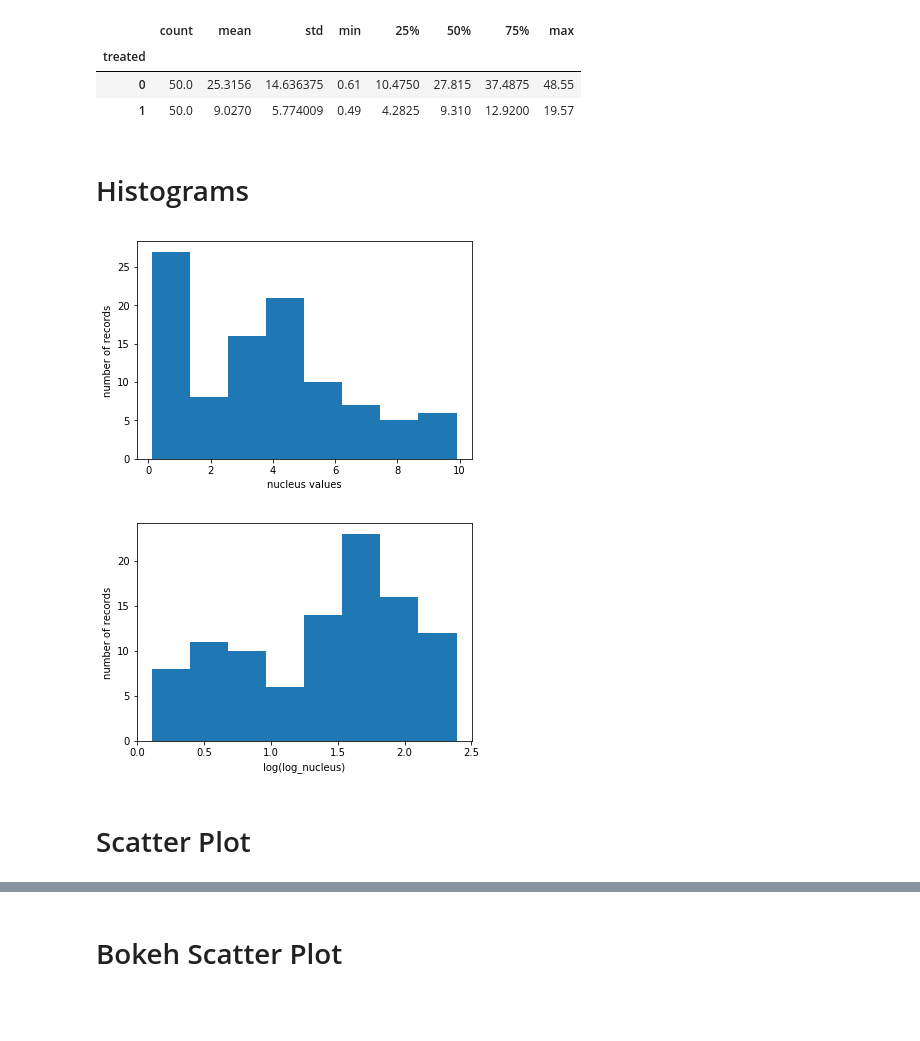
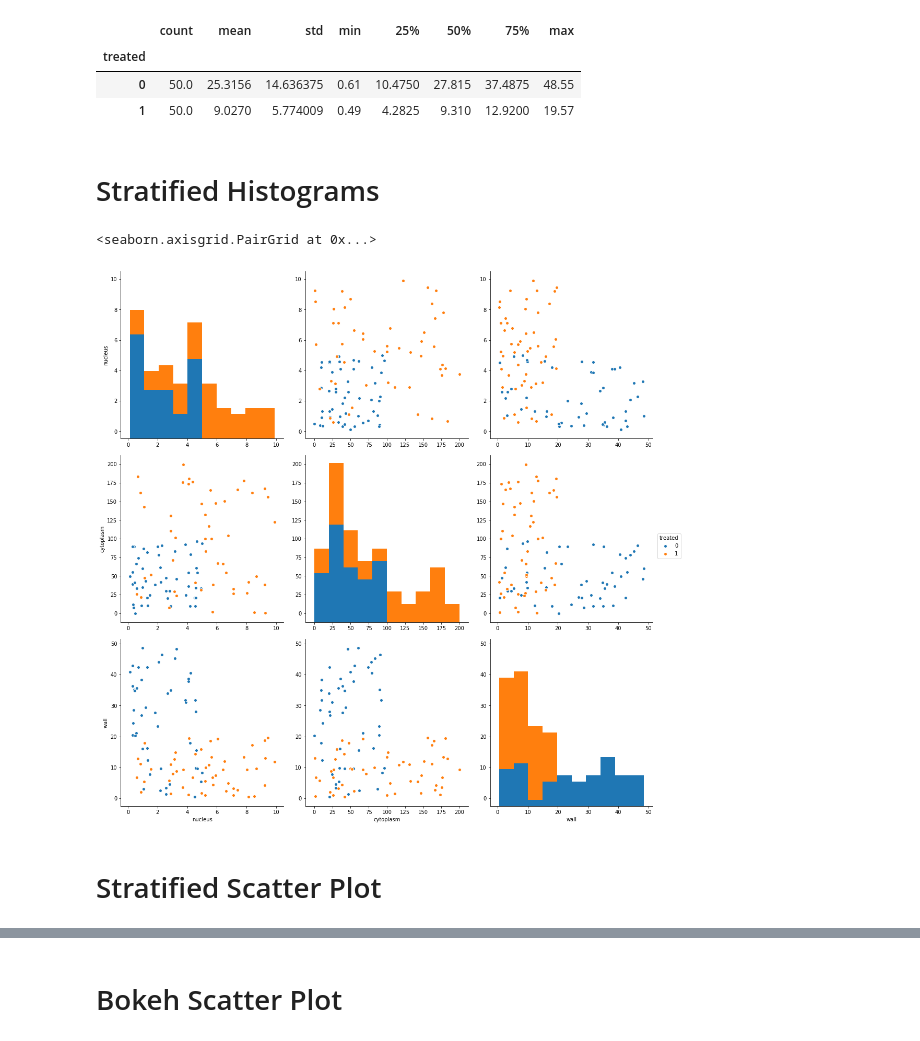
Before and after one commit to ryanleeallred/cheat_sheet, a Jupyter notebook: Data Exploration Cheat Sheet.ipynb, the cells around one changed output, grey strips where cells are left out. Saved outputs shown, nothing was run; the diff lists cells and outputs as text; code cells hidden in the pictures; blank space fills up the shorter version.

```diff
--- a/Data Exploration Cheat Sheet.ipynb
+++ b/Data Exploration Cheat Sheet.ipynb
@@ -100,25 +101,14 @@ bytreatment['wall'].describe()
 | 0 | 50.0 | 25.3156 | 14.636375 | 0.61 | 10.4750 | 27.815 | 37.4875 | 48.55 |
 | 1 | 50.0 | 9.0270 | 5.774009 | 0.49 | 4.2825 | 9.310 | 12.9200 | 19.57 |
 # %% [markdown]
-# Histograms
+# Stratified Histograms
-# %%
-%matplotlib inline
-import matplotlib.pyplot as plt
-
-#plot nucleus values by number of records
-plt.hist(df['nucleus'].values, bins='auto')
-plt.xlabel('nucleus values')
-plt.ylabel('number of records')
-plt.show()
-
-#plot log of nucleus values by number of records
-df['log_nucleus'] = np.log(df['nucleus'].values + 1)
-plt.hist(df['log_nucleus'].values, bins='auto')
-plt.xlabel('log(log_nucleus)')
-plt.ylabel('number of records')
-plt.show()
-# %% [output]
-[figure, removed]
-[figure, removed]
+# %%
+#https://stackoverflow.com/questions/21654635/scatter-plots-in-pandas-pyplot-how-to-plot-by-category
+#sns.pairplot(x_vars=["nucleus"], y_vars=["cytoplasm"], data=df, hue="treated", size=5) # For a single scatterplot
+
+sns.pairplot(vars=["nucleus","cytoplasm","wall"], data=df, hue="treated", size=5)
+# %% [output]
+<seaborn.axisgrid.PairGrid at 0x...>
+[figure, added]
 # %% [markdown]
-# Scatter Plot
+# Stratified Scatter Plot
```
Also changed, not shown: parts of 22 cells of this notebook.
